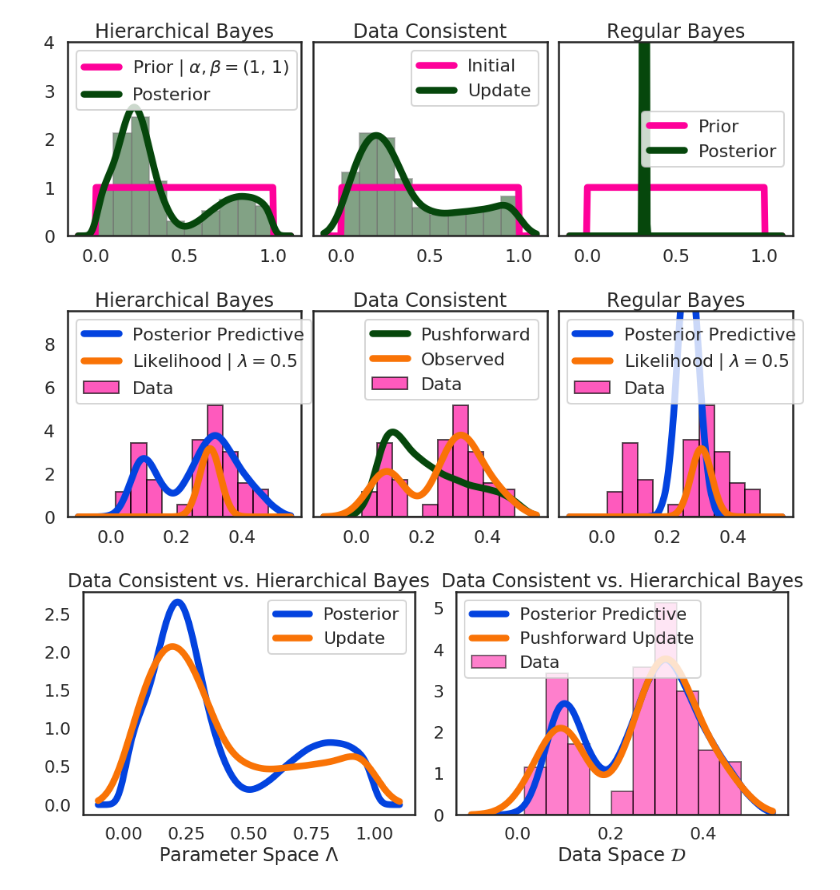
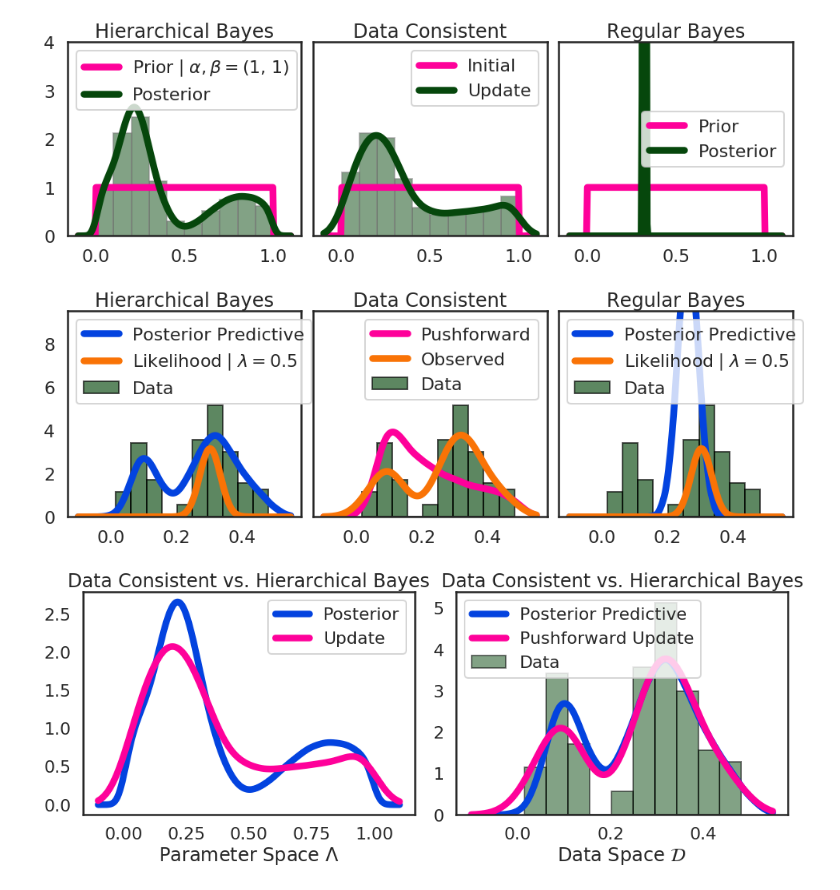
Before and after one commit to mathematicalmichael/jsm19, a Jupyter notebook: SIAM_CSE19_Poster-Distribution.ipynb, the cells around one changed output. Saved outputs shown, nothing was run; the diff lists cells and outputs as text; code cells hidden in the pictures.

Commit message:
new colors.

```diff
--- a/SIAM_CSE19_Poster-Distribution.ipynb
+++ b/SIAM_CSE19_Poster-Distribution.ipynb
@@ -425,9 +425,9 @@ fig_data.set_figheight(fig_objects.get_figwidth()/2.4)
 # c_data_use = 'xkcd:amber'
 # c_pf = 'xkcd:medium green'
 # c_post = 'xkcd:windows blue'
-c_data = 'xkcd:neon pink'
+c_data = 'xkcd:forest green'
 c_data_use = 'xkcd:orange'
-c_pf = 'xkcd:'
+c_pf = 'xkcd:neon pink'
 c_post = 'xkcd:blue'
 
 
@@ -480,36 +480,36 @@ plt.subplots_adjust(left=0, right = 1, wspace = 0.05)
 #               # expressed as a fraction of the average axis height
 # )
 # %% [output]
-[figure, old version]
+[figure, new version]
 # %%
 final_fig, axes = plt.subplots(1,2)
 final_fig.set_figwidth(32/2.54)
 final_fig.set_figheight(15.5/2.54)
 
 bayes_color = 'xkcd:blue'
-dci_color = 'xkcd:orange'
+dci_color = 'xkcd:neon pink'
 
 # compare in lambda
 ax = axes[0]
 ax.plot(x_lam,posterior_kde(x_lam),label='Posterior',color=bayes_color)
 ax.plot(x_lam,updated_dist(x_lam),label='Update',color=dci_color)
 ax.legend()
 ax.set_xlabel('Parameter Space $\\Lambda$')
 ax.set_title('Data Consistent vs. Hierarchical Bayes')
 
 # compare in data
 ax = axes[1]
 ax.hist(data_sample,density=True,label='Data',color=c_data,edgecolor='k',alpha=0.5)
 ax.plot(x_q,pp_kde(x_q),label='Posterior Predictive',color=bayes_color)
 ax.plot(x_q,data_dist(x_q),color=dci_color,label='Pushforward Update')
 ax.legend(loc=2)
 ax.set_xlabel('Data Space $\mathcal{D}$')
 ax.set_title('Data Consistent vs. Hierarchical Bayes')
 
 plt.tight_layout()
 plt.subplots_adjust(left=0, right = 1, wspace = 0.125)
 # %% [output]
-[figure, old version]
+[figure, new version]
 # %%
 # save all figures!
 folder = 'figures/'
```
Also changed, not shown: 3 other files.
